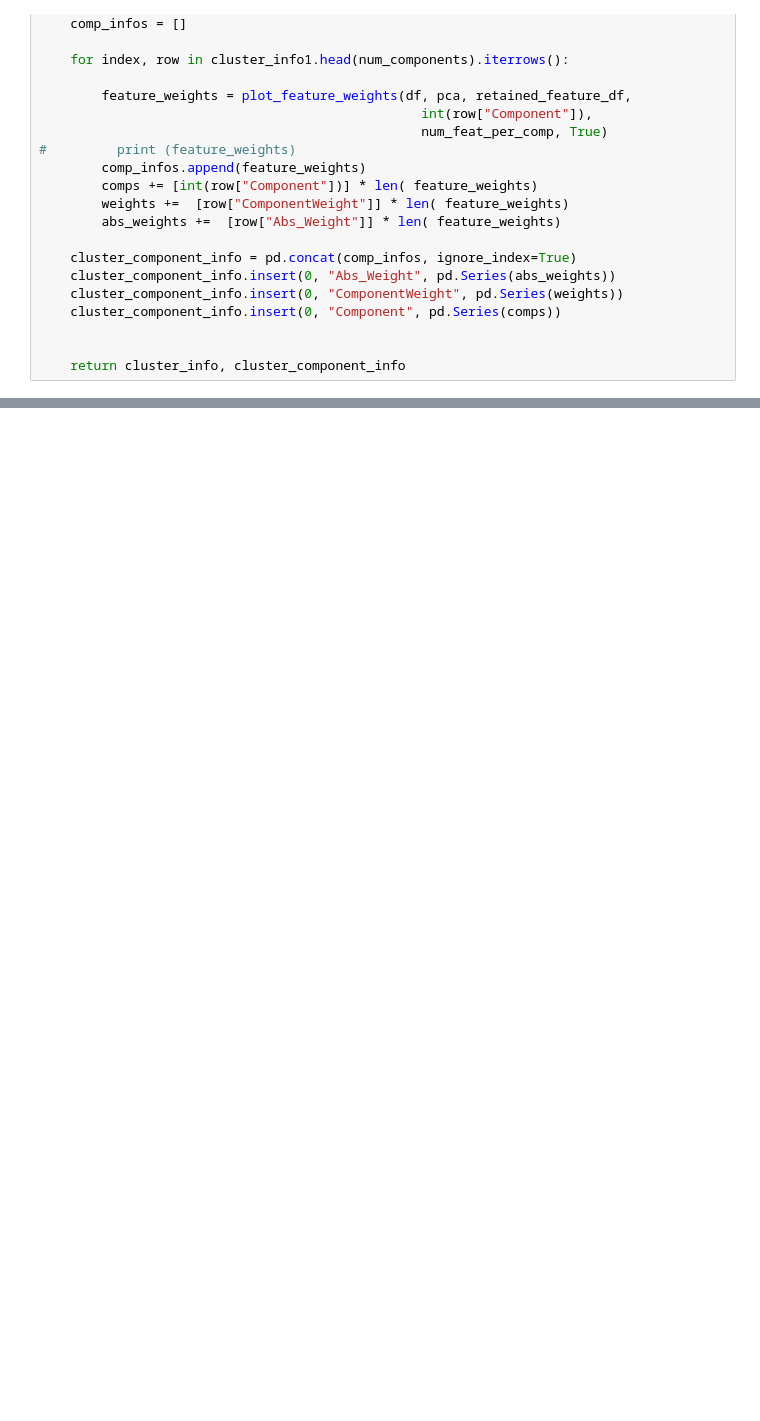
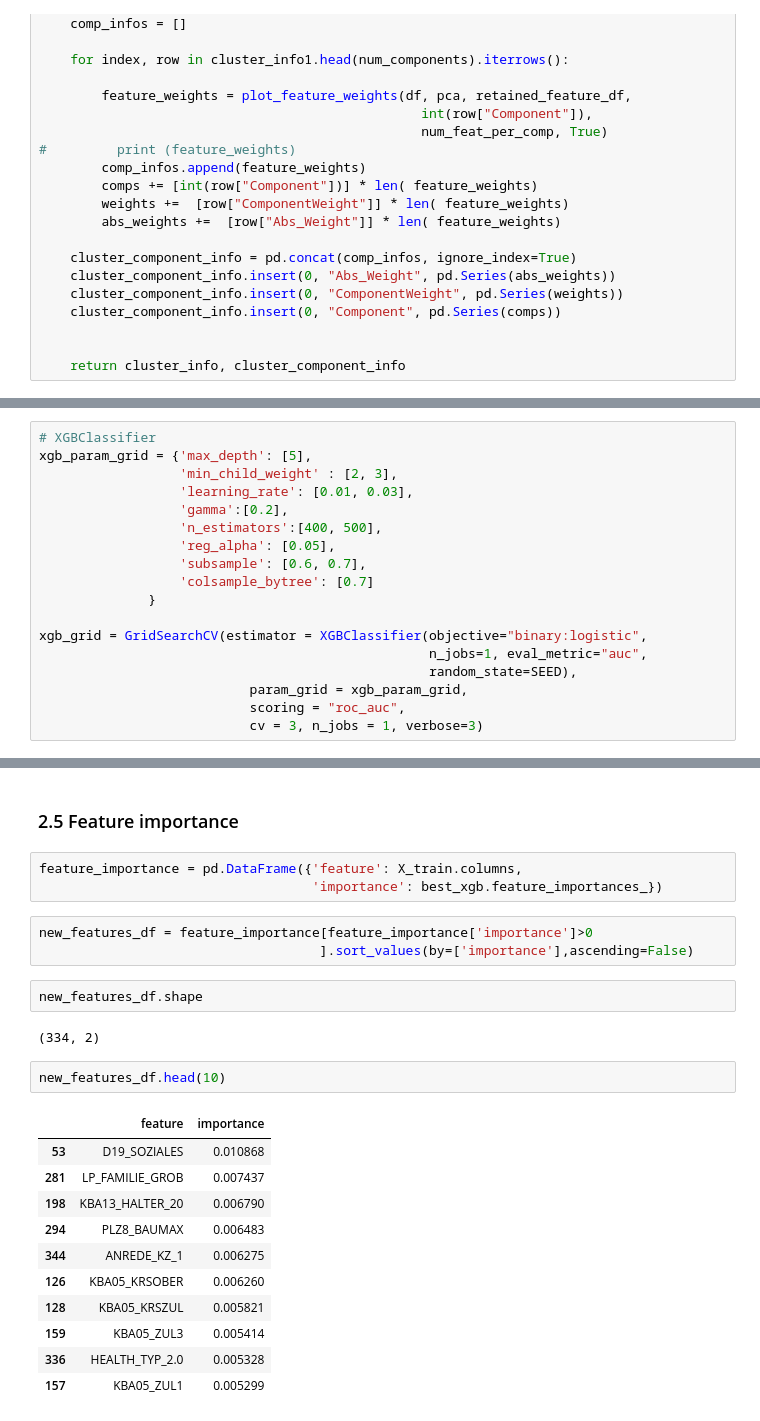
Before and after one commit to SweetAdjPotato/Arvato_Customer_Segmentation, a Jupyter notebook: Arvato_Project_Workbook.ipynb, the cells around one changed output, grey strips where cells are left out. Cells and saved outputs as stored; diff of their text form; blank space fills up the shorter version.

Commit message:
Supervised learning model finished

```diff
--- a/Arvato_Project_Workbook.ipynb
+++ b/Arvato_Project_Workbook.ipynb
@@ -2600,0 +2914,18 @@ mailout_test = pd.read_csv('../../data/Term2/capstone/arvato_data/Udacity_MAILOU
+# %%
+# XGBClassifier
+xgb_param_grid = {'max_depth': [5],
+                  'min_child_weight' : [2, 3],
+                  'learning_rate': [0.01, 0.03],
+                  'gamma':[0.2],
+                  'n_estimators':[400, 500],
+                  'reg_alpha': [0.05],
+                  'subsample': [0.6, 0.7],
+                  'colsample_bytree': [0.7]
+              }
+
+xgb_grid = GridSearchCV(estimator = XGBClassifier(objective="binary:logistic",
+                                                  n_jobs=1, eval_metric="auc",
+                                                  random_state=SEED),
+                           param_grid = xgb_param_grid,
+                           scoring = "roc_auc",
+                           cv = 3, n_jobs = 1, verbose=3)
@@ -2600,0 +2983,26 @@ mailout_test = pd.read_csv('../../data/Term2/capstone/arvato_data/Udacity_MAILOU
+# %% [markdown]
+### 2.5 Feature importance <a class='anchor' id='Section_2_5'>
+# %%
+feature_importance = pd.DataFrame({'feature': X_train.columns,
+                                   'importance': best_xgb.feature_importances_})
+# %%
+new_features_df = feature_importance[feature_importance['importance']>0
+                                    ].sort_values(by=['importance'],ascending=False)
+# %%
+new_features_df.shape
+# %% [output]
+(334, 2)
+# %%
+new_features_df.head(10)
+# %% [output]
+|  | feature | importance |
+| 53 | D19_SOZIALES | 0.010868 |
+| 281 | LP_FAMILIE_GROB | 0.007437 |
+| 198 | KBA13_HALTER_20 | 0.006790 |
+| 294 | PLZ8_BAUMAX | 0.006483 |
+| 344 | ANREDE_KZ_1 | 0.006275 |
+| 126 | KBA05_KRSOBER | 0.006260 |
+| 128 | KBA05_KRSZUL | 0.005821 |
+| 159 | KBA05_ZUL3 | 0.005414 |
+| 336 | HEALTH_TYP_2.0 | 0.005328 |
+| 157 | KBA05_ZUL1 | 0.005299 |
```
Also changed, not shown: parts of 124 cells of this notebook.
